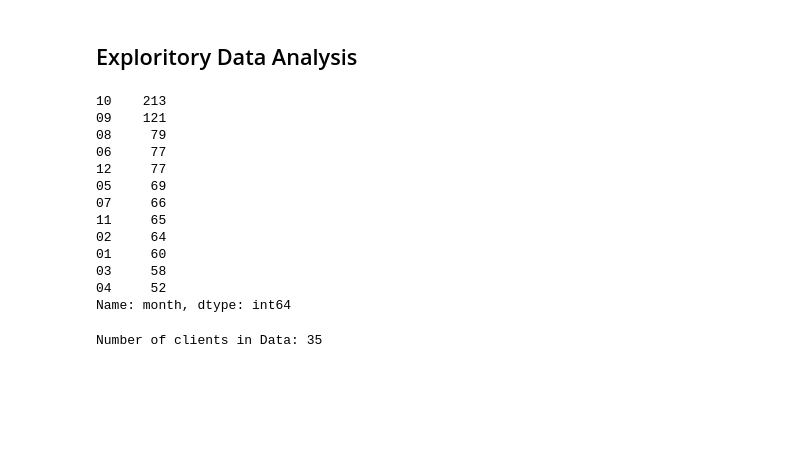
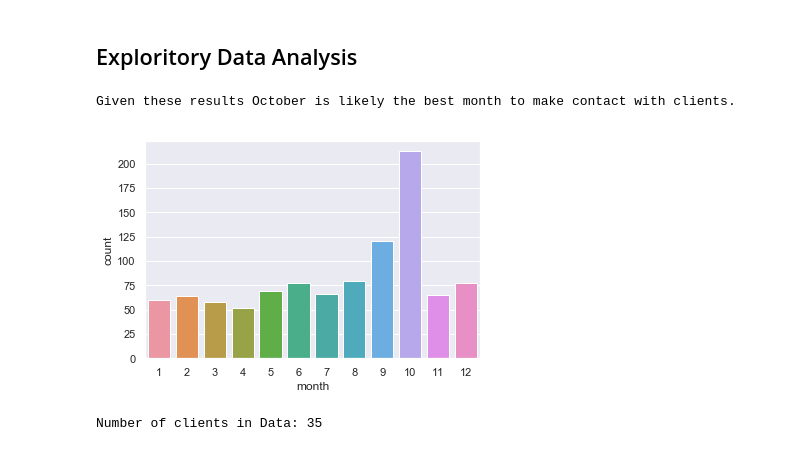
Before and after one commit to TerraJRiley/Client_Contact_Month, a Jupyter notebook: Spreadsheet_Analysis_Response.ipynb, the cells around one changed output. Saved outputs shown, nothing was run; the diff lists cells and outputs as text; code cells hidden in the pictures; blank space fills up the shorter version.

```diff
--- a/Spreadsheet_Analysis_Response.ipynb
+++ b/Spreadsheet_Analysis_Response.ipynb
@@ -11,3 +11,5 @@ import matplotlib.pyplot as plt
 import seaborn as sns
 import numpy as np
 %matplotlib inline
+df = pd.read_csv('./Data.csv')
+sns.set(style="darkgrid")
@@ -45,22 +52,11 @@ df['month'] = df['Date of Contact'].map(lambda x: int(map_function(x)))
 # %% [markdown]
 ## Exploritory Data Analysis
 # %%
-df['month'].value_counts()
-# Given these results October is likely the best month to make contact with clients.
+print('Given these results October is likely the best month to make contact with clients.')
+sns.countplot(x="month", data=df);
 # %% [output]
-10    213
-09    121
-08     79
-06     77
-12     77
-05     69
-07     66
-11     65
-02     64
-01     60
-03     58
-04     52
-Name: month, dtype: int64
+Given these results October is likely the best month to make contact with clients.
+[figure, added]
 # %%
 print('Number of clients in Data:',len(df['Client Name'].unique()))
 # %% [output]
```
Also changed, not shown: parts of 19 cells of this notebook, 1 other file.
